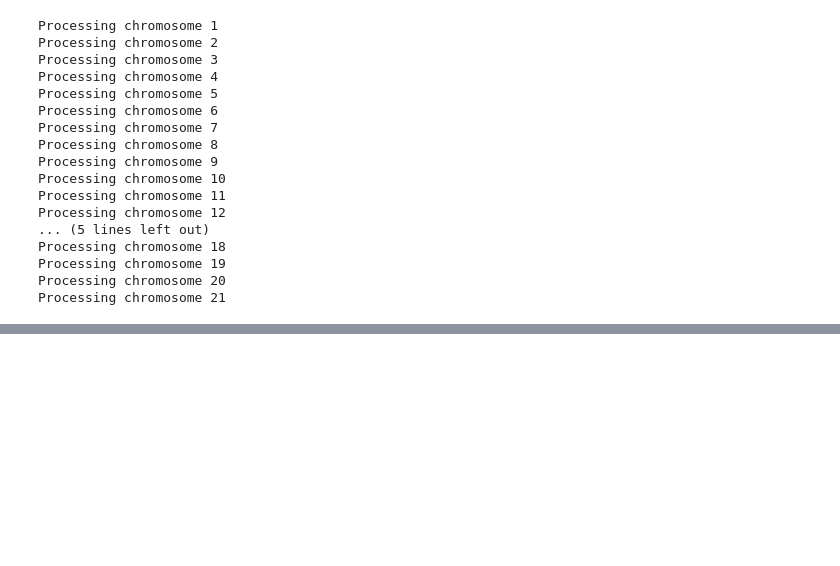
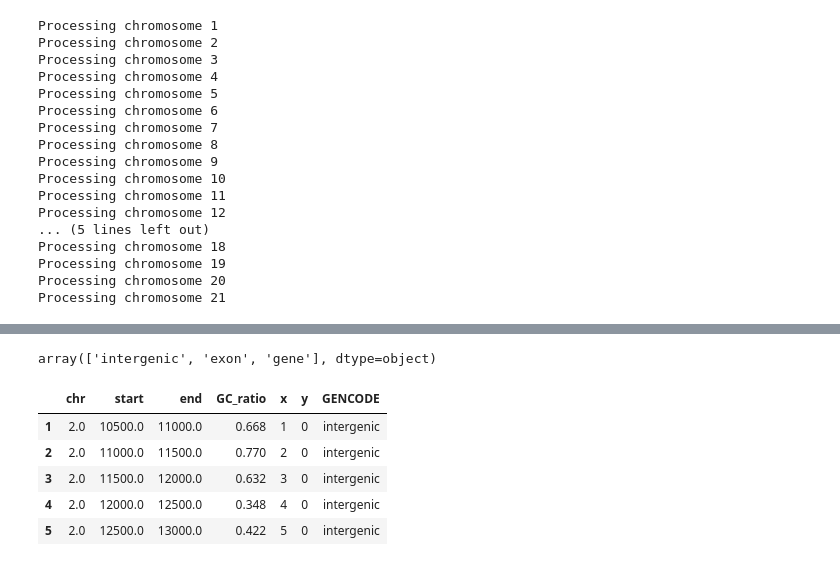
Before and after one commit to DSuveges/GenomePlotter, a Jupyter notebook: Genome_Plotter_v2.0.ipynb, the cells around one changed output, grey strips where cells are left out. Saved outputs shown, nothing was run; the diff lists cells and outputs as text; code cells hidden in the pictures; blank space fills up the shorter version.

```diff
--- a/Genome_Plotter_v2.0.ipynb
+++ b/Genome_Plotter_v2.0.ipynb
@@ -214,7 +219,7 @@ def def_chromosome_colors(chromosome):
 
 def ProcessChromosome(chromosome, Max_rows = 600):
     '''
-    This function reads processed genomic data saved in bed format, comressed with gzip.
+    This function reads processed genomic data saved in bed format, compressed with gzip.
 
     Input is just the chromosome number and a number how many rows we want to
     slice the chromosomes (this parameter is optional, default value is 600).
@@ -482,0 +858,34 @@ Processing chromosome 21
+# %%
+GENCODE_chunks.name = "GENCODE"
+chr_dataf['GENCODE'] = 'intergenic'
+chr_dataf.GENCODE.update(GENCODE_chunks)
+chr_dataf.GENCODE.unique()
+# %% [output]
+array(['intergenic', 'exon', 'gene'], dtype=object)
+# %%
+def generate_xy(df, min_pos, chunk_size, width):
+    '''
+    Generating x,y coordinates from genomic position and
+    the provided plot width or chunk size.
+
+    pos - genomic position
+    pixel - the size of the point taken up by one chunk.
+    width - number of chunks in one row
+    chunk_size - the number of basepairs pooled together in one chunk.
+    '''
+    pos = df['start'] - min_pos
+    chunk = int(int(pos)/chunk_size)
+    df["x"] = (chunk - int(chunk / width)*width)
+    df["y"] = int(chunk / width)
+    return (df)
+
+test_df = chr_dataf.ix[1:10000]
+test_df = test_df.apply(generate_xy, args = (min_pos, chunk_size, width), axis =1)
+test_df.head()
+# %% [output]
+|  | chr | start | end | GC_ratio | x | y | GENCODE |
+| 1 | 2.0 | 10500.0 | 11000.0 | 0.668 | 1 | 0 | intergenic |
+| 2 | 2.0 | 11000.0 | 11500.0 | 0.770 | 2 | 0 | intergenic |
+| 3 | 2.0 | 11500.0 | 12000.0 | 0.632 | 3 | 0 | intergenic |
+| 4 | 2.0 | 12000.0 | 12500.0 | 0.348 | 4 | 0 | intergenic |
+| 5 | 2.0 | 12500.0 | 13000.0 | 0.422 | 5 | 0 | intergenic |
```
Also changed, not shown: parts of 27 cells of this notebook, 9 other files.
